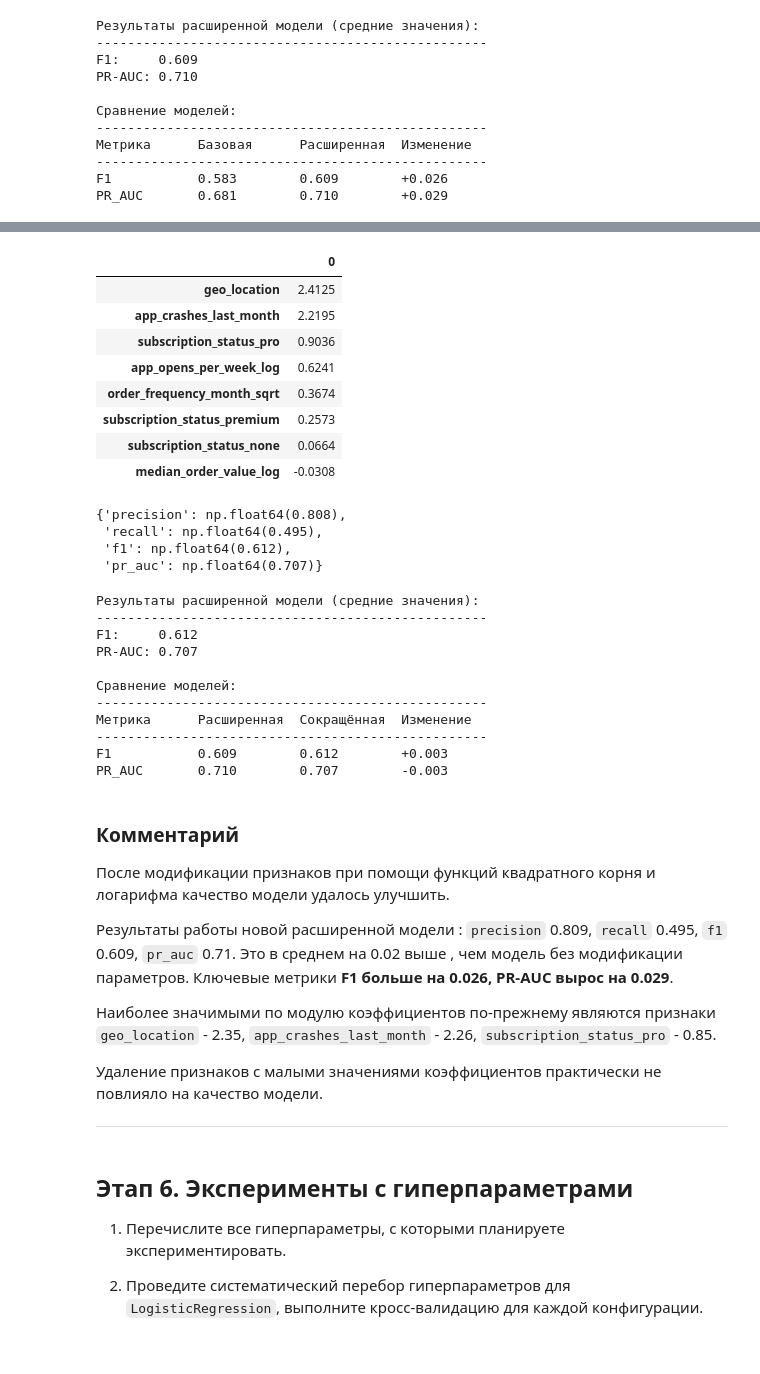
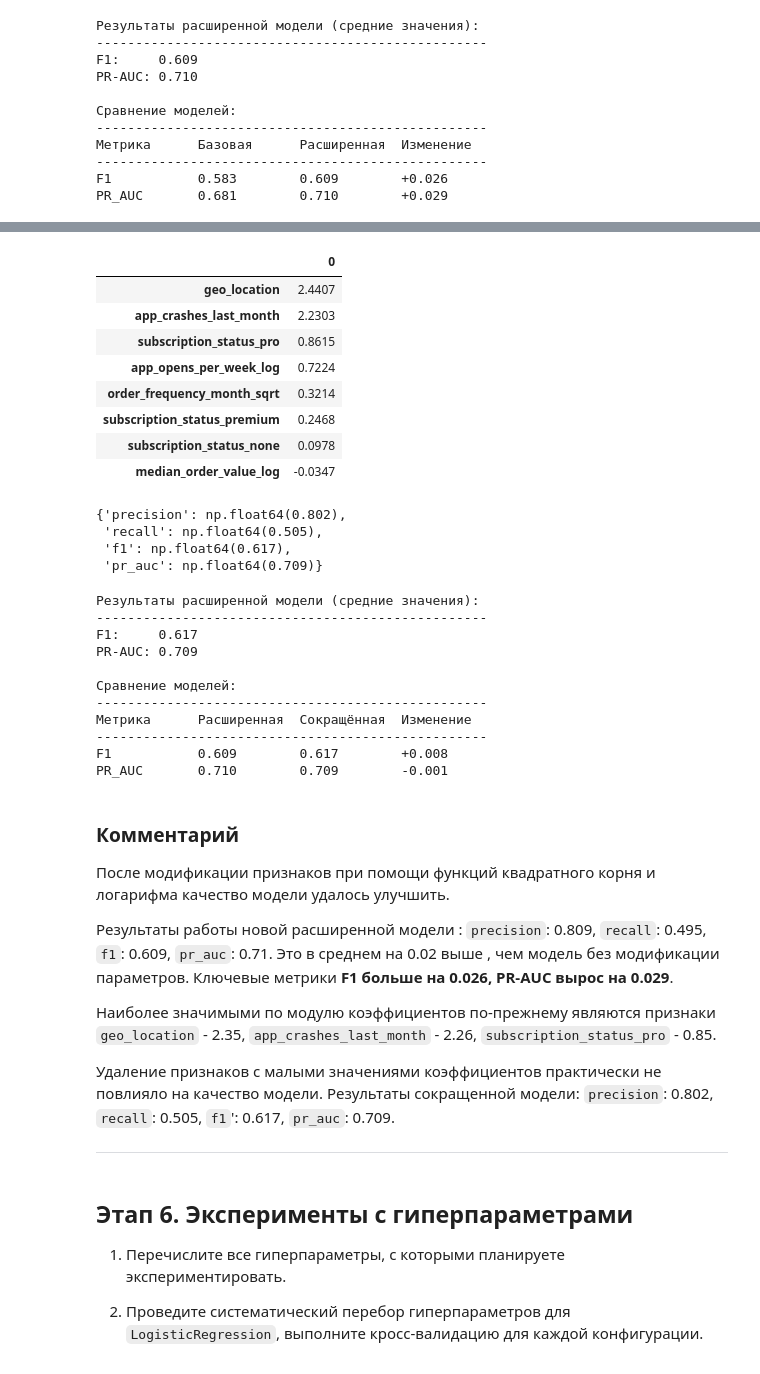
Before and after one commit to TemaQDX/project_happy_coffe_beans, a Jupyter notebook: happy_coffee_beans_project_sprint_11_Artem_Burov.ipynb, the cells around one changed output, grey strips where cells are left out. Saved outputs shown, nothing was run; the diff lists cells and outputs as text; code cells hidden in the pictures.

```diff
--- a/happy_coffee_beans_project_sprint_11_Artem_Burov.ipynb
+++ b/happy_coffee_beans_project_sprint_11_Artem_Burov.ipynb
@@ -1720,12 +1701,11 @@ cv_results_enh = cross_validate(
 )
 # %%
 all_coefficients = []
-for i, estimator in enumerate(cv_results_enh['estimator']):
+for i, estimator in enumerate(cv_enh_model['estimator']):
     logreg = estimator.named_steps['classifier']
     coefs = logreg.coef_[0]
     all_coefficients.append(coefs)
 
-# Анализ — аналогично способу 2
 coef_array = np.array(all_coefficients)
 mean_coef = np.mean(coef_array, axis=0)
 # %%
@@ -1856,3 +1833,14 @@ preprocessor_cut = ColumnTransformer(
 )
 # %%
 X_train_val_transformed_cut = preprocessor_cut.fit_transform(X_train_val_enhanced_cut, y_train_val)
+# %%
+# После fit_transform получаем имена от OneHotEncoder напрямую
+ohe_transformer = preprocessor_cut.named_transformers_['cat_ohe']
+ohe_names = ohe_transformer.named_steps['one_hot_encoder'].get_feature_names_out(cat_features_ohe)
+
+# Собираем все имена
+all_names_cut = (
+    num_features_right_skewed +
+    list(ohe_names) +
+    cat_features_te
+)
@@ -1881,5 +1872,5 @@ all_names = (
 # %%
-cv_results_cut = cross_validate(
+cv_cut_model = cross_validate(
     estimator=full_pipeline_cut,
     X=X_train_val_enhanced_cut,
     y=y_train_val,
@@ -1889,24 +1880,23 @@ cv_results_cut = cross_validate(
 )
 # %%
 all_coefficients = []
-for i, estimator in enumerate(cv_results_cut['estimator']):
+for i, estimator in enumerate(cv_cut_model['estimator']):
     logreg = estimator.named_steps['classifier']
     coefs = logreg.coef_[0]
     all_coefficients.append(coefs)
 
-# Анализ — аналогично способу 2
 coef_array = np.array(all_coefficients)
 mean_coef = np.mean(coef_array, axis=0)
 # %%
-pd.DataFrame([mean_coef.round(4)], columns=all_names).T.sort_values(by=0, ascending=False)
+pd.DataFrame([mean_coef.round(4)], columns=all_names_cut).T.sort_values(by=0, ascending=False)
 # %% [output]
 |  | 0 |
-| geo_location | 2.4125 |
-| app_crashes_last_month | 2.2195 |
-| subscription_status_pro | 0.9036 |
-| app_opens_per_week_log | 0.6241 |
-| order_frequency_month_sqrt | 0.3674 |
-| subscription_status_premium | 0.2573 |
-| subscription_status_none | 0.0664 |
-| median_order_value_log | -0.0308 |
+| geo_location | 2.4407 |
+| app_crashes_last_month | 2.2303 |
+| subscription_status_pro | 0.8615 |
+| app_opens_per_week_log | 0.7224 |
+| order_frequency_month_sqrt | 0.3214 |
+| subscription_status_premium | 0.2468 |
+| subscription_status_none | 0.0978 |
+| median_order_value_log | -0.0347 |
 # %%
@@ -1918,16 +1908,16 @@ cv_metric_means_cut = {
 }
 # %%
-cv_metric_means_cut
+cv_cut_metrics_means
 # %% [output]
-{'precision': np.float64(0.808),
- 'recall': np.float64(0.495),
- 'f1': np.float64(0.612),
- 'pr_auc': np.float64(0.707)}
+{'precision': np.float64(0.802),
+ 'recall': np.float64(0.505),
+ 'f1': np.float64(0.617),
+ 'pr_auc': np.float64(0.709)}
 # %%
 print('Результаты расширенной модели (средние значения):')
 print('-' * 50)
-print(f'F1:     {cv_metric_means_cut['f1']:.3f}')
-print(f'PR-AUC: {cv_metric_means_cut['pr_auc']:.3f}')
+print(f'F1:     {cv_cut_metrics_means['f1']:.3f}')
+print(f'PR-AUC: {cv_cut_metrics_means['pr_auc']:.3f}')
 
 # Сравнение с базовой моделью
 print('\nСравнение моделей:')
@@ -1936,13 +1926,13 @@ print(f'{'Метрика':<12} {'Расширенная':<12} {'Сокращён
 print('-' * 50)
 
 dummy_means = {
-    'f1': cv_metric_means['f1'],
-    'pr_auc': cv_metric_means['pr_auc']
+    'f1': cv_enh_metrics_means['f1'],
+    'pr_auc': cv_enh_metrics_means['pr_auc']
 }
 
 for metric in ['f1', 'pr_auc']:
-    dummy_mean = cv_metric_means_enh[metric]
-    base_mean = cv_metric_means_cut[metric]
+    dummy_mean = cv_enh_metrics_means[metric]
+    base_mean = cv_cut_metrics_means[metric]
 
     change = base_mean - dummy_mean
     change_str = f'{change:+.3f}'
@@ -1953,26 +1943,26 @@ for metric in ['f1', 'pr_auc']:
 # %% [output]
 Результаты расширенной модели (средние значения):
 --------------------------------------------------
-F1:     0.612
-PR-AUC: 0.707
+F1:     0.617
+PR-AUC: 0.709
 
 Сравнение моделей:
 --------------------------------------------------
 Метрика      Расширенная  Сокращённая  Изменение
 --------------------------------------------------
-F1           0.609        0.612        +0.003
-PR_AUC       0.710        0.707        -0.003
+F1           0.609        0.617        +0.008
+PR_AUC       0.710        0.709        -0.001
 # %% [markdown]
 ### Комментарий
 
 После модификации признаков при помощи функций квадратного корня и логарифма качество модели удалось улучшить.
 
-Результаты работы новой расширенной модели : `precision` 0.809, `recall` 0.495, `f1` 0.609, `pr_auc` 0.71. Это в среднем на 0.02 выше , чем модель без модификации параметров.
+Результаты работы новой расширенной модели : `precision`: 0.809, `recall`: 0.495, `f1`: 0.609, `pr_auc`: 0.71. Это в среднем на 0.02 выше , чем модель без модификации параметров.
 Ключевые метрики **F1 больше на 0.026, PR-AUC вырос на 0.029**.
 
 Наиболее значимыми по модулю коэффициентов по-прежнему являются признаки `geo_location` - 2.35, `app_crashes_last_month` - 2.26, `subscription_status_pro` - 0.85.
 
-Удаление признаков с малыми значениями коэффициентов практически не повлияло на качество модели.
+Удаление признаков с малыми значениями коэффициентов практически не повлияло на качество модели. Результаты сокращенной модели: `precision`: 0.802, `recall`: 0.505, `f1`': 0.617, `pr_auc`: 0.709.
 ___
 # %% [markdown]
 ## Этап 6. Эксперименты с гиперпараметрами
```
Also changed, not shown: parts of 52 cells of this notebook, 1 other file.
